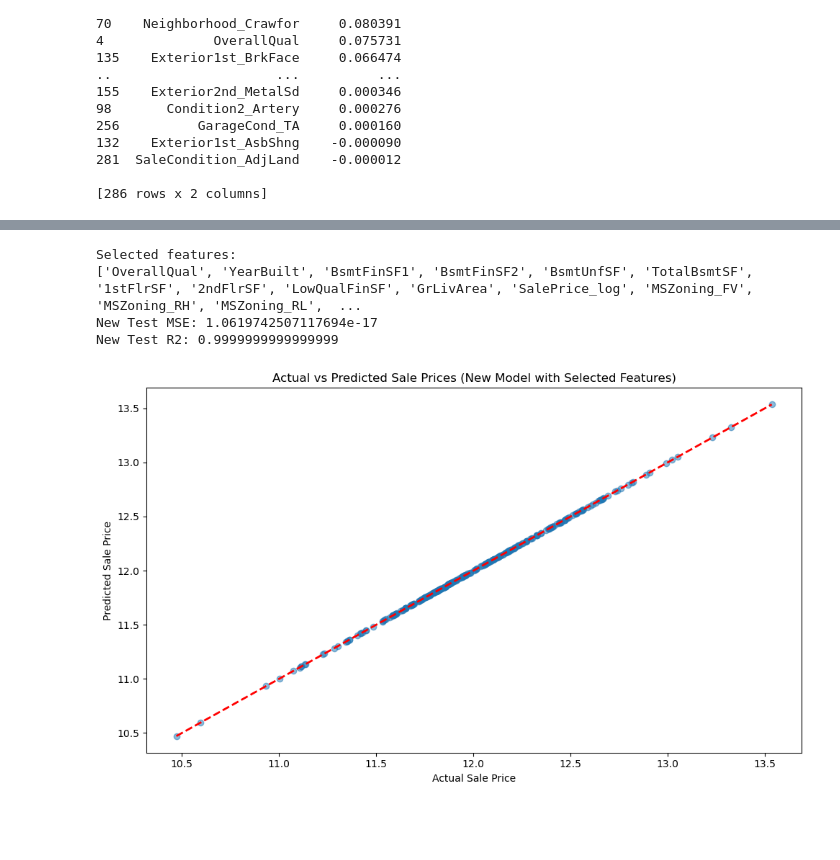
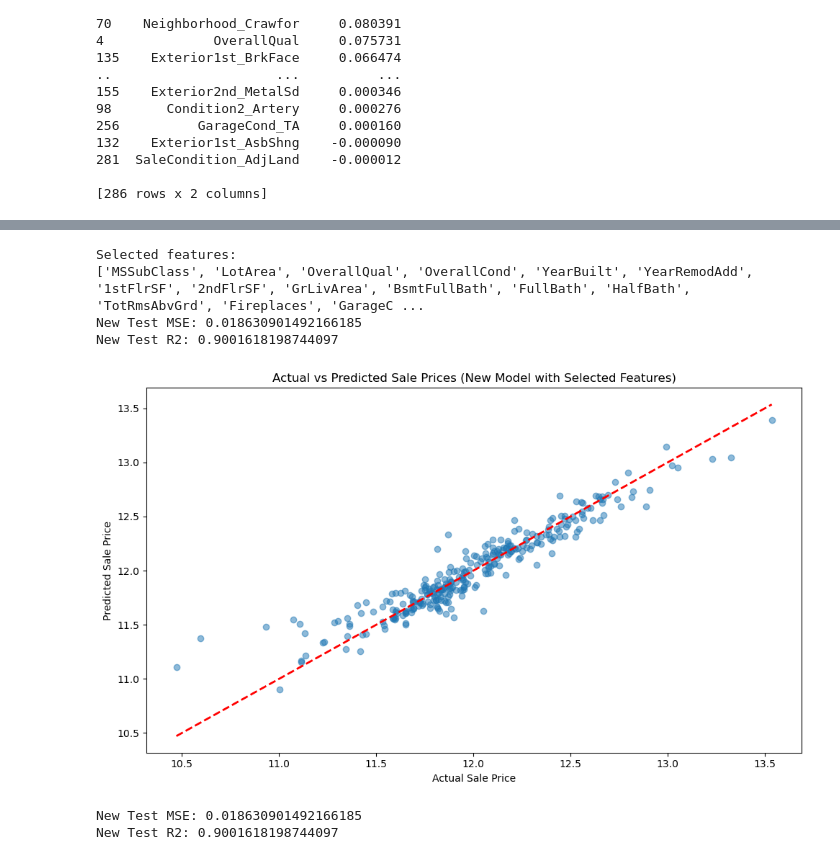
Before and after one commit to JordiNeil/ProyectoDSIA, a Jupyter notebook: models/BR_modified.ipynb, the cells around one changed output, grey strips where cells are left out. Drawn from its saved outputs; the diff is of its cells as text; code cells hidden in the pictures; blank space fills up the shorter version.

```diff
--- a/models/BR_modified.ipynb
+++ b/models/BR_modified.ipynb
@@ -249,6 +269,7 @@ from sklearn.metrics import mean_squared_error, r2_score
 numeric_columns = train_set.select_dtypes(include=['int64', 'float64']).columns.tolist()
 if 'SalePrice' in numeric_columns:
     numeric_columns.remove('SalePrice')
+    numeric_columns.remove('SalePrice_log')
 
 # Identify categorical columns
 categorical_columns = train_set.select_dtypes(include=['object']).columns.tolist()
@@ -278,7 +299,7 @@ initial_pipeline = Pipeline(steps=[
 ])
 
 # Define features (X) and target (y)
-X = train_set.drop('SalePrice', axis=1)
+X = train_set.drop(['SalePrice','SalePrice_log'], axis=1)
 y = train_set['SalePrice_log']
 
 # Split data into training and test sets.
@@ -310,34 +331,42 @@ print("Selected features:")
 print(selected_feature_names)
 
 # --- New pipeline that includes feature selection ---
 new_pipeline = Pipeline(steps=[
     ('preprocessor', preprocessor),
     ('feature_selection', SelectFromModel(BayesianRidge(), threshold='median')),
     ('br', BayesianRidge())
 ])
 
 # Optionally, you can also perform a grid search on new_pipeline if you want to tune hyperparameters.
 # For simplicity, we'll fit the new pipeline directly.
 new_pipeline.fit(X_train, y_train)
 y_pred_new = new_pipeline.predict(X_test)
 
 mse_new = mean_squared_error(y_test, y_pred_new)
 r2_new = r2_score(y_test, y_pred_new)
 print("New Test MSE:", mse_new)
 print("New Test R2:", r2_new)
 
 # Optional: Plot Actual vs. Predicted Sale Prices for the new model.
 plt.figure(figsize=(10, 6))
 plt.scatter(y_test, y_pred_new, alpha=0.5)
 plt.plot([y_test.min(), y_test.max()], [y_test.min(), y_test.max()], 'r--', lw=2)
 plt.xlabel('Actual Sale Price')
 plt.ylabel('Predicted Sale Price')
 plt.title('Actual vs Predicted Sale Prices (New Model with Selected Features)')
 plt.tight_layout()
 plt.show()
 # %% [output]
 Selected features:
-['OverallQual', 'YearBuilt', 'BsmtFinSF1', 'BsmtFinSF2', 'BsmtUnfSF', 'TotalBsmtSF', '1stFlrSF', '2ndFlrSF', 'LowQualFinSF', 'GrLivArea', 'SalePrice_log', 'MSZoning_FV', 'MSZoning_RH', 'MSZoning_RL',  ...
-New Test MSE: 1.0619742507117694e-17
-New Test R2: 0.9999999999999999
+['MSSubClass', 'LotArea', 'OverallQual', 'OverallCond', 'YearBuilt', 'YearRemodAdd', '1stFlrSF', '2ndFlrSF', 'GrLivArea', 'BsmtFullBath', 'FullBath', 'HalfBath', 'TotRmsAbvGrd', 'Fireplaces', 'GarageC ...
+New Test MSE: 0.018630901492166185
+New Test R2: 0.9001618198744097
-[figure, old version]
+[figure, new version]
+# %%
+mse_new = mean_squared_error(y_test, y_pred_new)
+r2_new = r2_score(y_test, y_pred_new)
+print("New Test MSE:", mse_new)
+print("New Test R2:", r2_new)
+# %% [output]
+New Test MSE: 0.018630901492166185
+New Test R2: 0.9001618198744097
```
Also changed, not shown: parts of 4 cells of this notebook.
